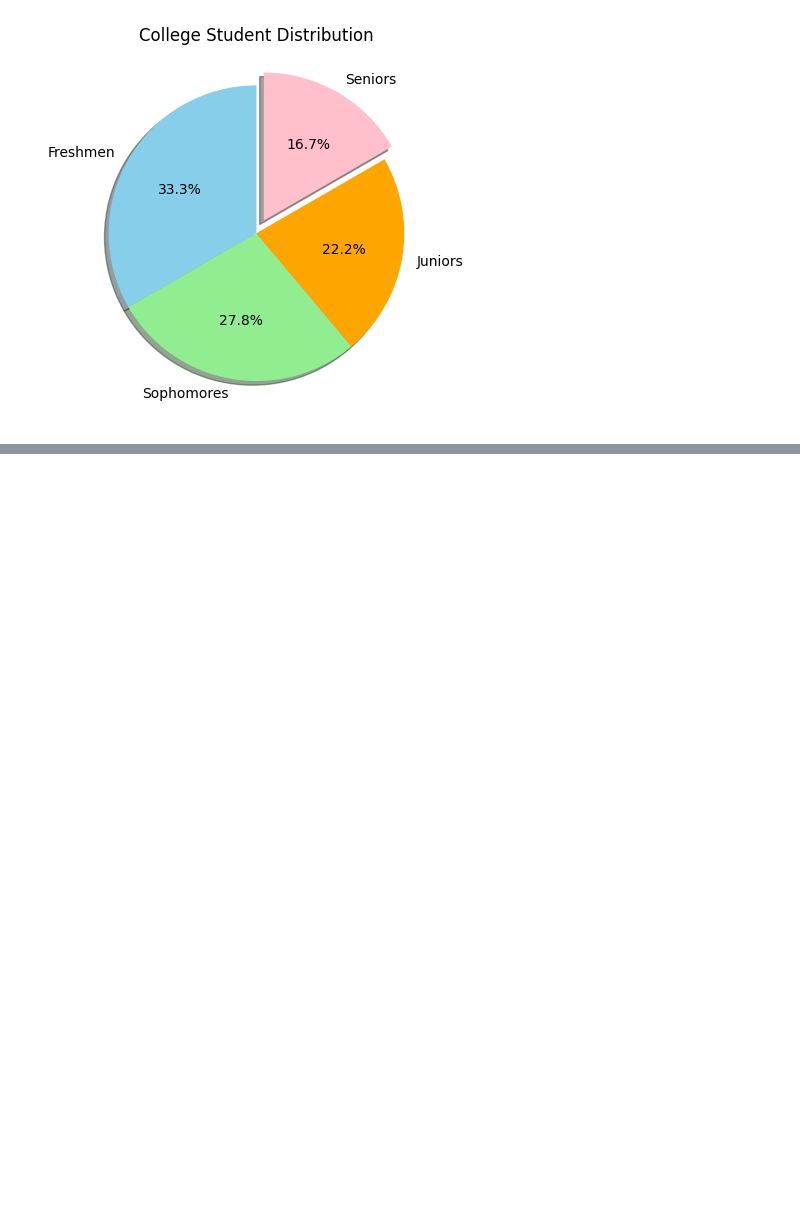
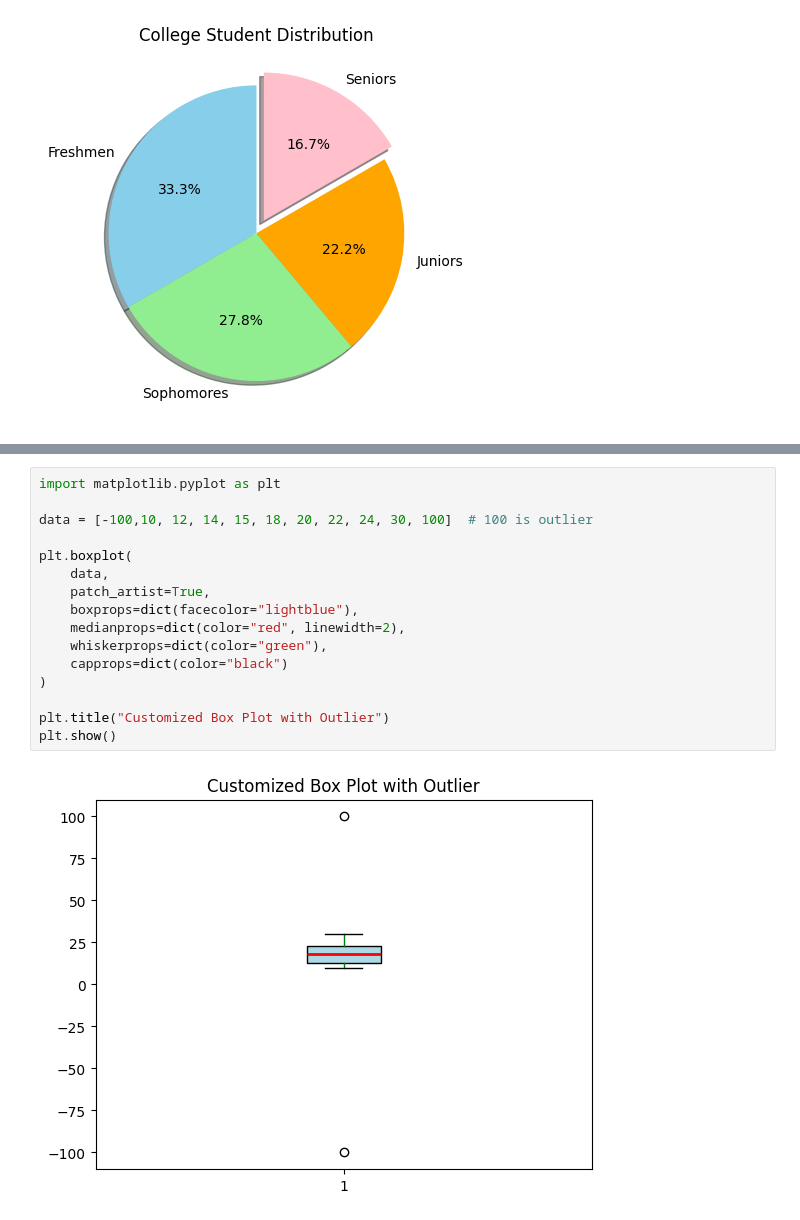
Before and after one commit to rohitkuma6443/Python, a Jupyter notebook: 22.Matplotlip.ipynb, the cells around one changed output, grey strips where cells are left out. Drawn from its saved outputs; the diff is of its cells as text; blank space fills up the shorter version.

```diff
--- a/22.Matplotlip.ipynb
+++ b/22.Matplotlip.ipynb
@@ -256,0 +352,18 @@ plt.show()
+# %%
+import matplotlib.pyplot as plt
+
+data = [-100,10, 12, 14, 15, 18, 20, 22, 24, 30, 100]  # 100 is outlier
+
+plt.boxplot(
+    data,
+    patch_artist=True,
+    boxprops=dict(facecolor="lightblue"),
+    medianprops=dict(color="red", linewidth=2),
+    whiskerprops=dict(color="green"),
+    capprops=dict(color="black")
+)
+
+plt.title("Customized Box Plot with Outlier")
+plt.show()
+# %% [output]
+[figure, added]
```
Also changed, not shown: parts of 7 cells of this notebook.
